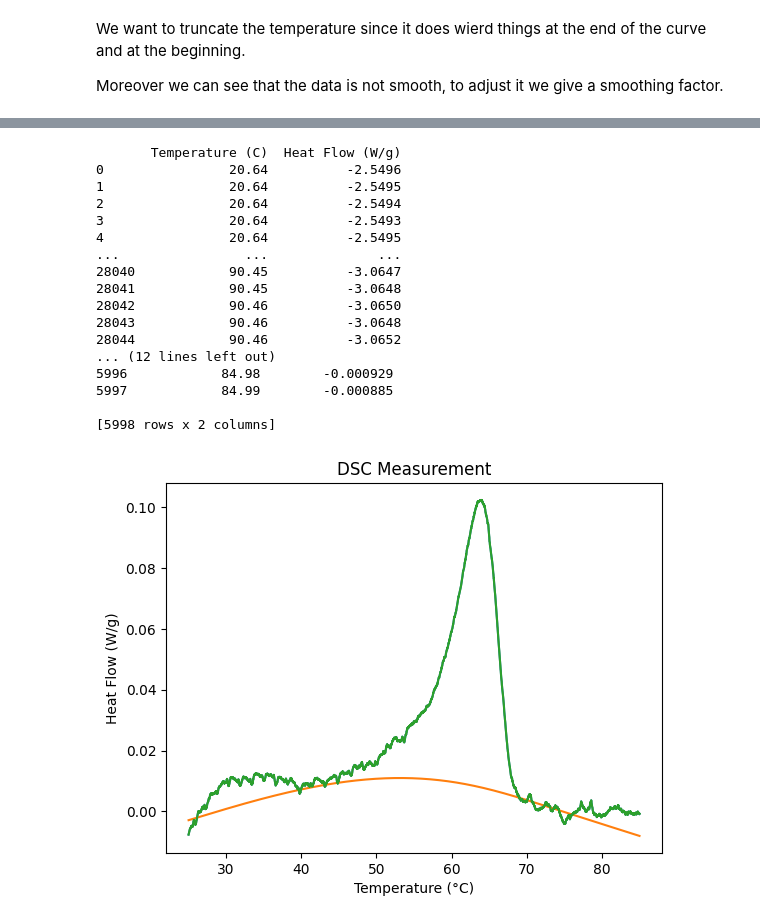
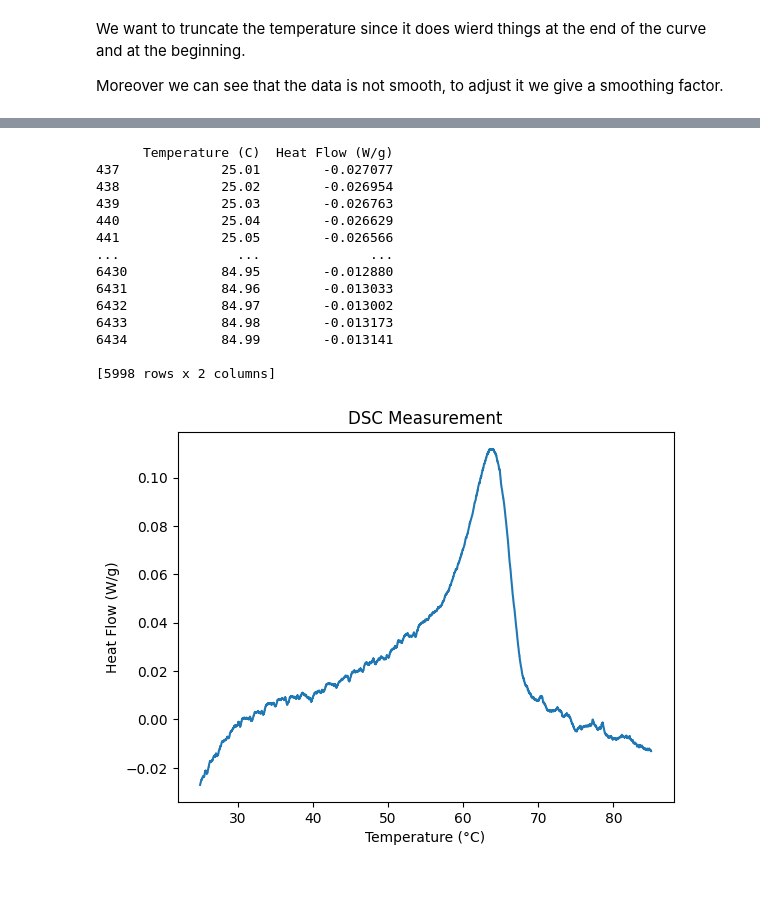
Before and after one commit to EdoardoBonetti/project_lab, a Jupyter notebook: example/example_dsc/presentation_dsc.ipynb, the cells around one changed output, grey strips where cells are left out. Saved outputs shown, nothing was run; the diff lists cells and outputs as text; code cells hidden in the pictures; blank space fills up the shorter version.

```diff
--- a/example/example_dsc/presentation_dsc.ipynb
+++ b/example/example_dsc/presentation_dsc.ipynb
@@ -36,3 +44,15 @@ dsc.data_plotter(output_dir=output_dir, name="plot_single.png")
 We want to truncate the temperature since it does wierd things at the end of the curve and at the beginning.
 
 Moreover we can see that the data is not smooth, to adjust it we give a smoothing factor.
+# %%
+
+input_dir = "/home/ebonetti/Desktop/package_lab/project_lab/example/example_dsc/input_data/2perc"
+input_name = "231116_RBX_RSO_2perc_A_1st_heating_raw_data.txt"
+dsc = SingleDSC(file_name=input_name, file_dir=input_dir)
+print(dsc.data)
+
+# CLEAN THE DATA AND SAVE IT
+kwargs_cleaner = {
+    "min_temp":25, "max_temp":85,
+    "p": 0.05, "lam" : 5e12, "niter" : 100}
+dsc.data_check(**kwargs_cleaner)
@@ -39,39 +74,27 @@ Moreover we can see that the data is not smooth, to adjust it we give a smoothin
 # %%
 
-input_dir = "input_data/2perc"
-input_name = "231116_RBX_RSO_2perc_A_1st_heating_raw_data.txt"
-dsc = SingleDSC(file_name=input_name, file_dir=input_dir)
-print(dsc.data)
-
-# CLEAN THE DATA AND SAVE IT
-kwargs_cleaner = {"p": 0.01, "lam" : 10e10, "niter" : 100}
-dsc.data_cleaner(min_temp=25, max_temp=85, **kwargs_cleaner)
-
-dsc.check(**kwargs_cleaner)
+dsc.data_cleaner(**kwargs_cleaner)
 
 # save the cleaned data
-output_dir = "output_data/single"
+output_dir = "/home/ebonetti/Desktop/package_lab/project_lab/example/example_dsc/output_data/2perc"
 dsc.data_saver(output_dir=output_dir, name="cleaned_data.txt")
 print(dsc.data)
 
 # PLOT THE DATA
-dsc.data_plotter(output_dir=output_dir, name="plot_single.png")
+dsc.data_plotter(output_dir=output_dir, name="plot_single.png", save=False)
 # %% [output]
-       Temperature (C)  Heat Flow (W/g)
-0                20.64          -2.5496
-1                20.64          -2.5495
-2                20.64          -2.5494
-3                20.64          -2.5493
-4                20.64          -2.5495
-...                ...              ...
-28040            90.45          -3.0647
-28041            90.45          -3.0648
-28042            90.46          -3.0650
-28043            90.46          -3.0648
-28044            90.46          -3.0652
-... (12 lines left out)
-5996            84.98        -0.000929
-5997            84.99        -0.000885
+      Temperature (C)  Heat Flow (W/g)
+437             25.01        -0.027077
+438             25.02        -0.026954
+439             25.03        -0.026763
+440             25.04        -0.026629
+441             25.05        -0.026566
+...               ...              ...
+6430            84.95        -0.012880
+6431            84.96        -0.013033
+6432            84.97        -0.013002
+6433            84.98        -0.013173
+6434            84.99        -0.013141
 
 [5998 rows x 2 columns]
-[figure, old version]
+[figure, new version]
```
Also changed, not shown: parts of 13 cells of this notebook, 14 other files.
